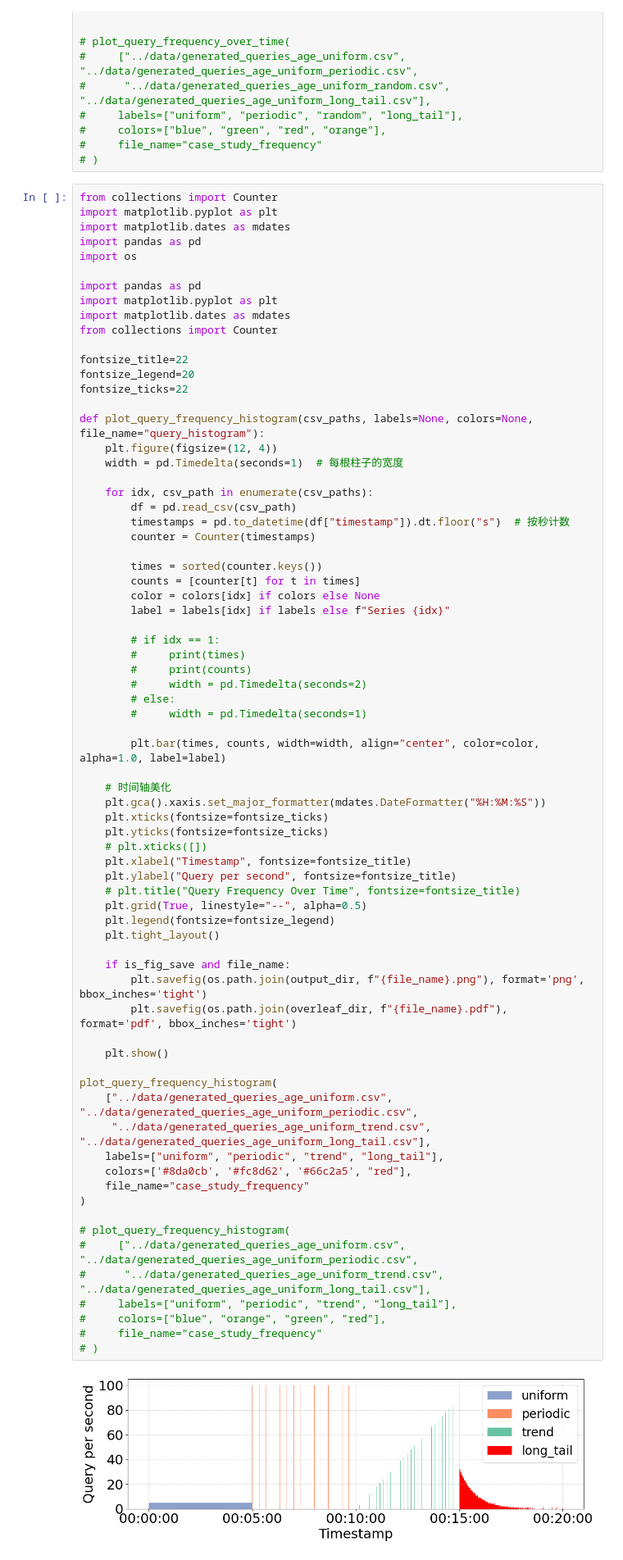
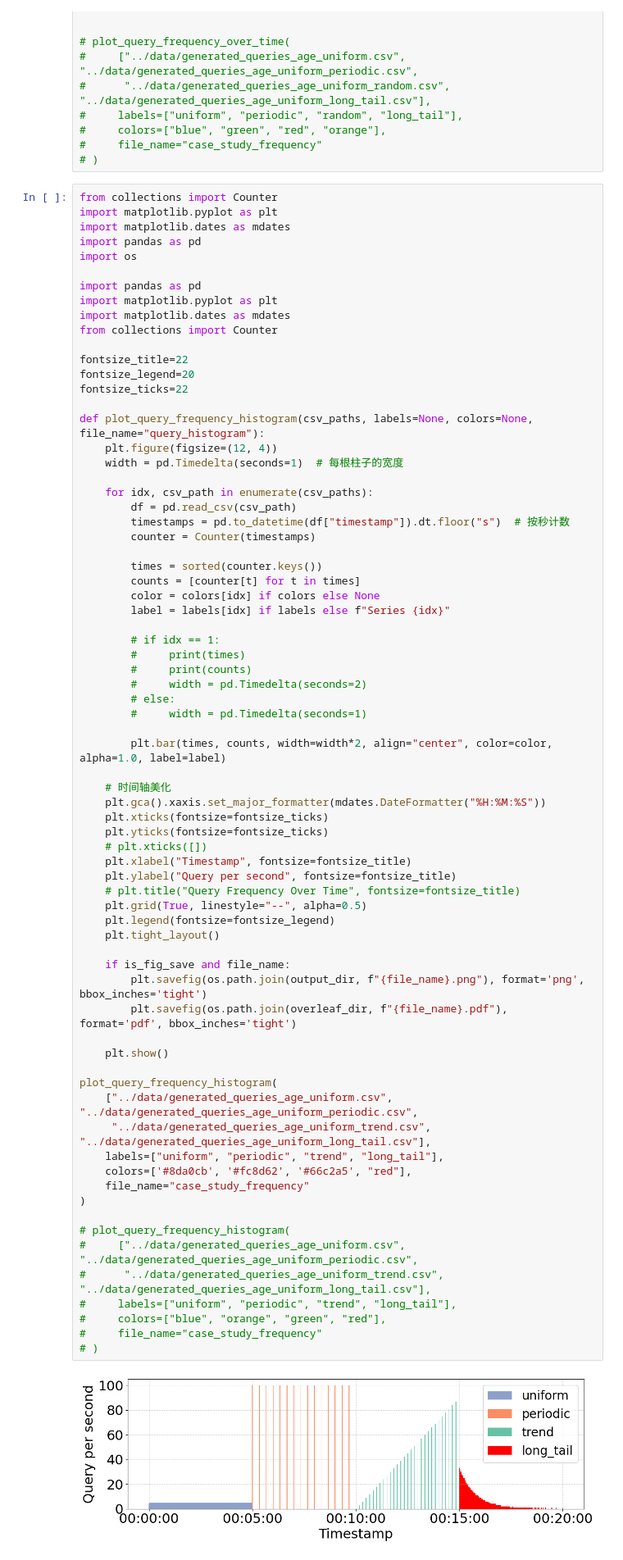
Before and after one commit to Liuguanli/DriftBench, a Jupyter notebook: driftbench/notebooks/plot_workload.ipynb, the cells around one changed output. Shown: that part at 82% size. Saved outputs shown, nothing was run; the diff lists cells and outputs as text.

```diff
--- a/driftbench/notebooks/plot_workload.ipynb
+++ b/driftbench/notebooks/plot_workload.ipynb
@@ -320,7 +320,7 @@ def plot_query_frequency_histogram(csv_paths, labels=None, colors=None, file_nam
         # else:
         #     width = pd.Timedelta(seconds=1)
 
-        plt.bar(times, counts, width=width, align="center", color=color, alpha=1.0, label=label)
+        plt.bar(times, counts, width=width*2, align="center", color=color, alpha=1.0, label=label)
 
     # 时间轴美化
     plt.gca().xaxis.set_major_formatter(mdates.DateFormatter("%H:%M:%S"))
@@ -329,34 +329,34 @@ def plot_query_frequency_histogram(csv_paths, labels=None, colors=None, file_nam
     # plt.xticks([])
     plt.xlabel("Timestamp", fontsize=fontsize_title)
     plt.ylabel("Query per second", fontsize=fontsize_title)
     # plt.title("Query Frequency Over Time", fontsize=fontsize_title)
     plt.grid(True, linestyle="--", alpha=0.5)
     plt.legend(fontsize=fontsize_legend)
     plt.tight_layout()
 
     if is_fig_save and file_name:
         plt.savefig(os.path.join(output_dir, f"{file_name}.png"), format='png', bbox_inches='tight')
         plt.savefig(os.path.join(overleaf_dir, f"{file_name}.pdf"), format='pdf', bbox_inches='tight')
 
     plt.show()
 
 plot_query_frequency_histogram(
     ["../data/generated_queries_age_uniform.csv", "../data/generated_queries_age_uniform_periodic.csv",
      "../data/generated_queries_age_uniform_trend.csv", "../data/generated_queries_age_uniform_long_tail.csv"],
     labels=["uniform", "periodic", "trend", "long_tail"],
     colors=['#8da0cb', '#fc8d62', '#66c2a5', "red"],
     file_name="case_study_frequency"
 )
 
 # plot_query_frequency_histogram(
 #     ["../data/generated_queries_age_uniform.csv", "../data/generated_queries_age_uniform_periodic.csv",
 #      "../data/generated_queries_age_uniform_trend.csv", "../data/generated_queries_age_uniform_long_tail.csv"],
 #     labels=["uniform", "periodic", "trend", "long_tail"],
 #     colors=["blue", "orange", "green", "red"],
 #     file_name="case_study_frequency"
 # )
 # %% [output]
-[figure, old version]
+[figure, new version]
 # %%
 def plot_predicate_over_time_multi(csv_paths, column="age", labels=None, colors=None, file_name=""):
     plt.figure(figsize=(12, 5))
```
Also changed, not shown: 45 other files.
